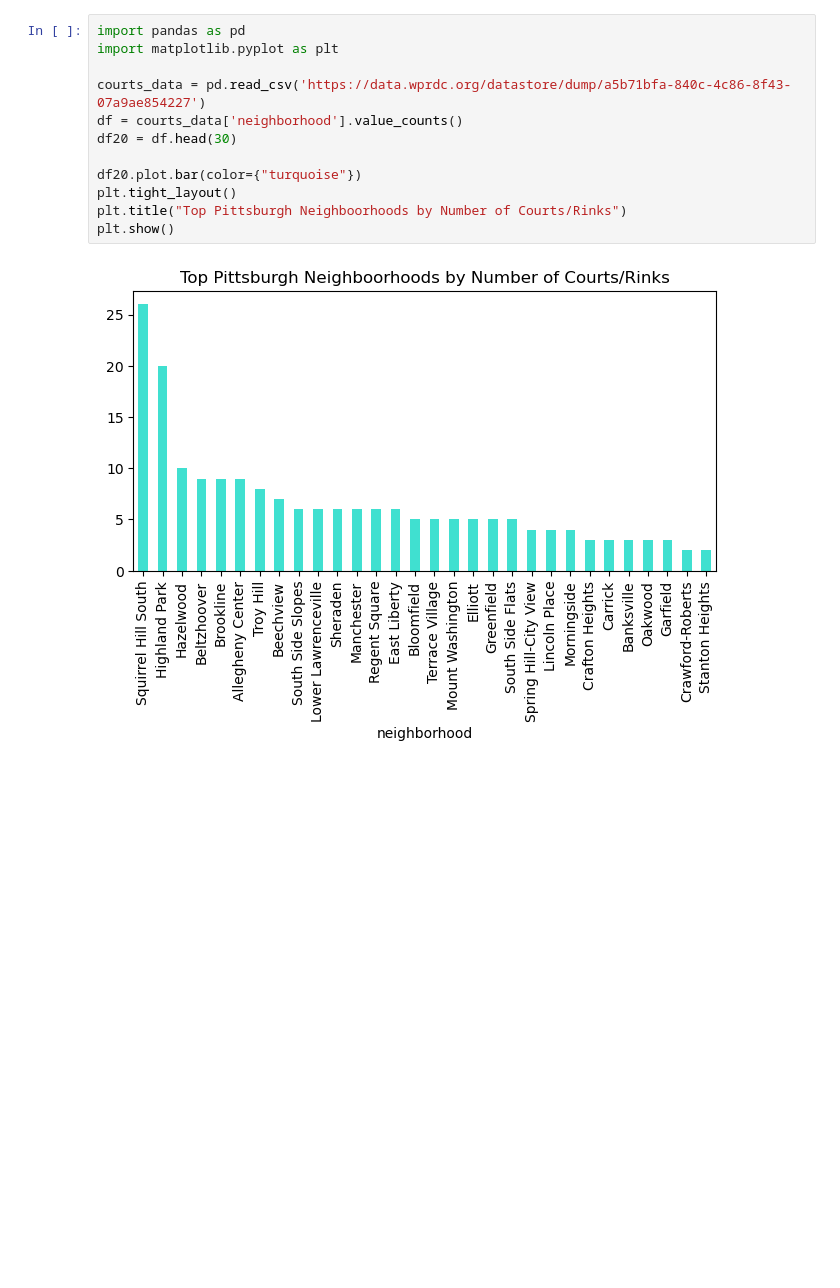
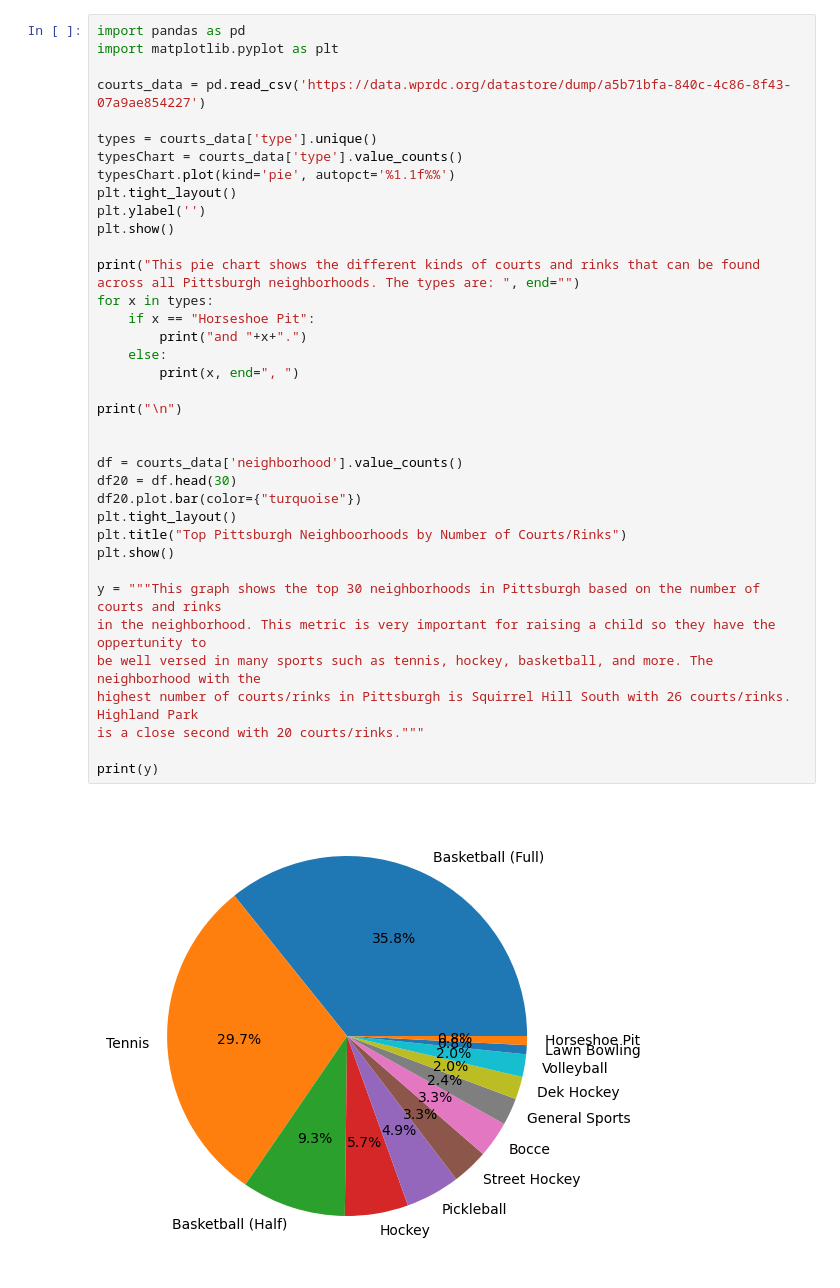
Before and after one commit to ril3ycollins/finalprojectpittparents, a Jupyter notebook: courts and rinks data.ipynb, the cells around one changed output. Drawn from its saved outputs; the diff is of its cells as text; blank space fills up the shorter version.

```diff
--- a/FinalProject.ipynb
+++ b/courts and rinks data.ipynb
@@ -3,14 +3,39 @@
 # %%
 import pandas as pd
 import matplotlib.pyplot as plt
 
 courts_data = pd.read_csv('https://data.wprdc.org/datastore/dump/a5b71bfa-840c-4c86-8f43-07a9ae854227')
+
+types = courts_data['type'].unique()
+typesChart = courts_data['type'].value_counts()
+typesChart.plot(kind='pie', autopct='%1.1f%%')
+plt.tight_layout()
+plt.ylabel('')
+plt.show()
+
+print("This pie chart shows the different kinds of courts and rinks that can be found across all Pittsburgh neighborhoods. The types are: ", end="")
+for x in types:
+    if x == "Horseshoe Pit":
+        print("and "+x+".")
+    else:
+        print(x, end=", ")
+
+print("\n")
+
+
 df = courts_data['neighborhood'].value_counts()
 df20 = df.head(30)
-
 df20.plot.bar(color={"turquoise"})
 plt.tight_layout()
 plt.title("Top Pittsburgh Neighboorhoods by Number of Courts/Rinks")
 plt.show()
+
+y = """This graph shows the top 30 neighborhoods in Pittsburgh based on the number of courts and rinks
+in the neighborhood. This metric is very important for raising a child so they have the oppertunity to
+be well versed in many sports such as tennis, hockey, basketball, and more. The neighborhood with the
+highest number of courts/rinks in Pittsburgh is Squirrel Hill South with 26 courts/rinks. Highland Park
+is a close second with 20 courts/rinks."""
+
+print(y)
 # %% [output]
-[figure, old version]
+[figure, new version]
```
Also changed, not shown: parts of 3 cells of this notebook.
